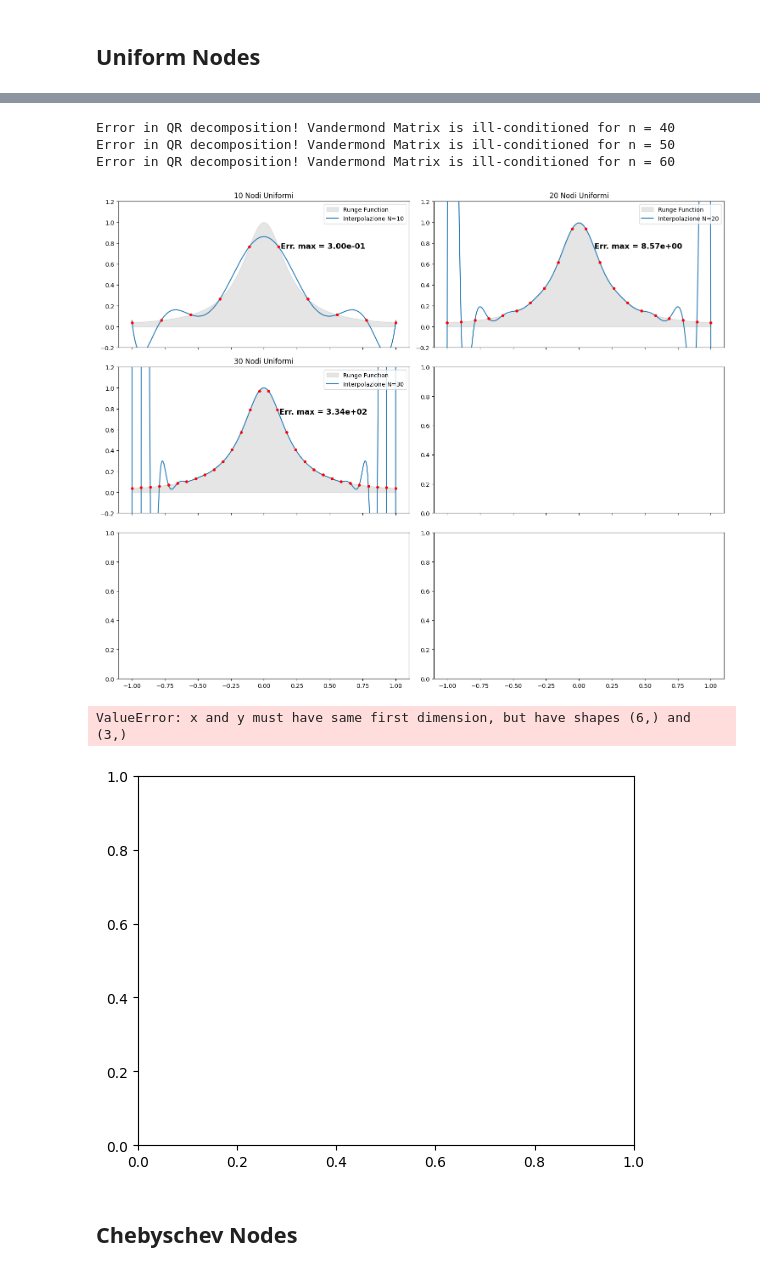
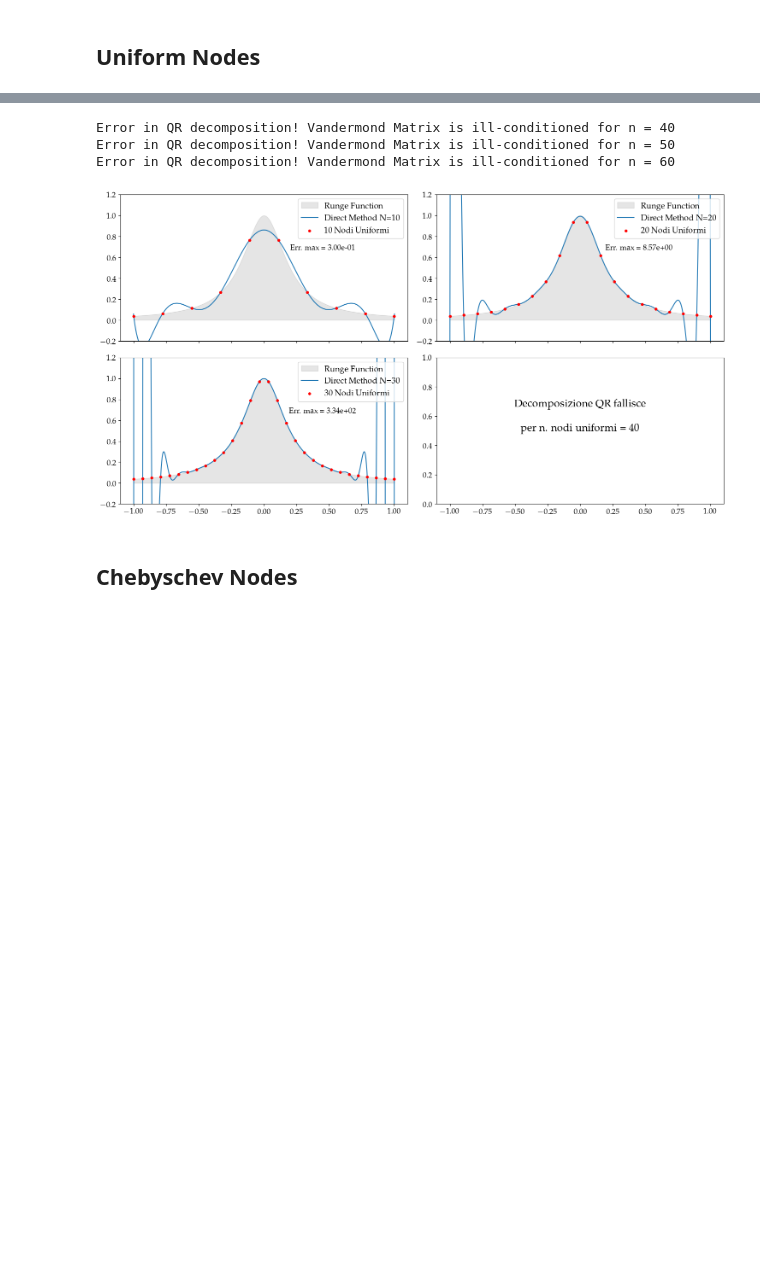
Before and after one commit to mvolpato-unimib/Lab_comp, a Jupyter notebook: ex9/chebynov.ipynb, the cells around one changed output, grey strips where cells are left out. Drawn from its saved outputs; the diff is of its cells as text; code cells hidden in the pictures; blank space fills up the shorter version.

Commit message:
ex9: plot aggiustati, font bello

```diff
--- a/ex9/chebynov.ipynb
+++ b/ex9/chebynov.ipynb
@@ -102,53 +108,41 @@ plt.show()
 # %%
-
-
-
 x_ls = []
 errs = []
 for i in np.linspace(10, 60, 6, dtype=int):
     x_ls.append(np.linspace(-1, 1, i))
 
-fig, ax = plt.subplots(3, 2, figsize=(15, 12), sharex=True)
+fig, ax = plt.subplots(2, 2, figsize=(15, 8), sharex=True)
 ax = ax.flatten()
 for n, ele in enumerate(x_ls):
     f = Runge_fun(ele)
     try:
+        if n==3:
+            ax[n].text(0, 0.5, f"Decomposizione QR fallisce\n\nper n. nodi uniformi = {len(ele)}", fontsize=18, color='black', fontweight='bold', ha='center')
+
         x_int, y_int = Direct_mth(ele, f)
         y_fine = Runge_fun(x_int)
         err_max = np.max(np.abs(y_int - y_fine))
         errs.append(err_max)
 
         ax[n].fill_between(x_int, y_fine, color='gray', alpha=0.2, label=r'Runge Function')
-        ax[n].plot(x_int, y_int, label=f'Interpolazione N={len(ele)}')
-        ax[n].scatter(ele, f, s=15, color='red', zorder=3)
+        ax[n].plot(x_int, y_int, label=f'Direct Method N={len(ele)}')
+        ax[n].scatter(ele, f, s=15, color='red', zorder=3, label=f'{len(ele)} Nodi Uniformi')
 
         ax[n].set_ylim(-0.2, 1.2)
-        ax[n].set_title(rf"{len(ele)} Nodi Uniformi")
-        ax[n].text(0.45, 0.75, rf"Err. max = {err_max:.2e}", fontsize=13, color='black', fontweight='bold', ha='center')
+        ax[n].text(0.45, 0.67, rf"Err. max = {err_max:.2e}", fontsize=13, color='black', fontweight='bold', ha='center')
         ax[n].legend()
     except Exception as e:
         print(f'Error in QR decomposition! Vandermond Matrix is ill-conditioned for n = {len(ele)}')
 
+
 plt.tight_layout()
-# plt.savefig('plots/unif_lagrange.png', dpi=300)
+plt.savefig('plots/direct_unif.png')
 plt.show()
-
-
-plt.plot(np.arange(10, 70, step=10), errs, ls='--')
-plt.bar(np.arange(10, 70, step=10), errs, width=5, color='red', alpha=0.4)
-plt.scatter(np.arange(10, 70, step=10), errs, color='red')
-plt.yscale('log')
-plt.xlabel(r'n')
-plt.ylabel('Massimo Errore')
-plt.title('Errore vs Nodi Uniformi')
-plt.show()
 # %% [output]
 Error in QR decomposition! Vandermond Matrix is ill-conditioned for n = 40
 Error in QR decomposition! Vandermond Matrix is ill-conditioned for n = 50
 Error in QR decomposition! Vandermond Matrix is ill-conditioned for n = 60
-[figure, old version]
+[figure, new version]
-ValueError: x and y must have same first dimension, but have shapes (6,) and (3,)
-[figure, removed]
 # %% [markdown]
 ## **Chebyschev Nodes**
 # %%
```
Also changed, not shown: parts of 8 cells of this notebook, 7 other files.
